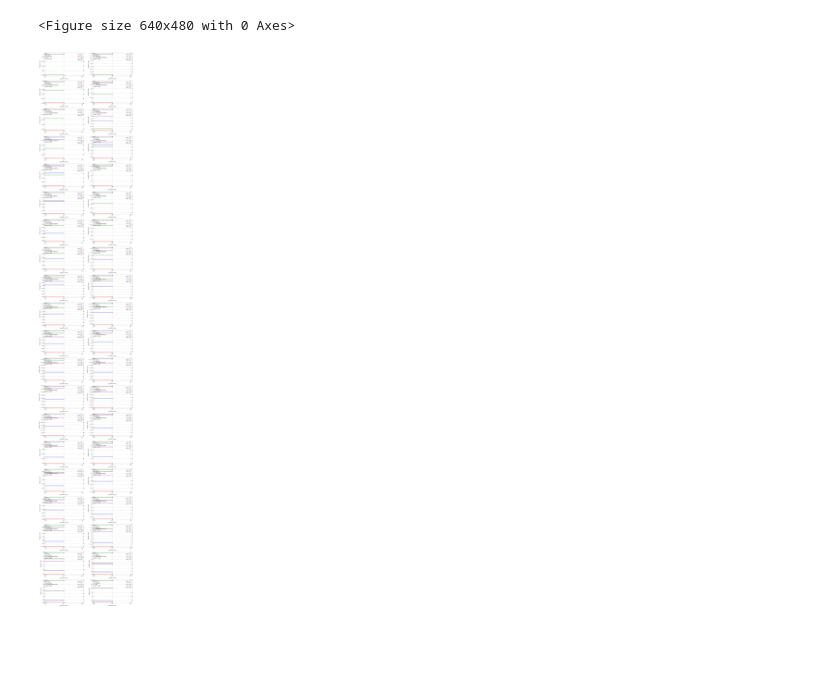
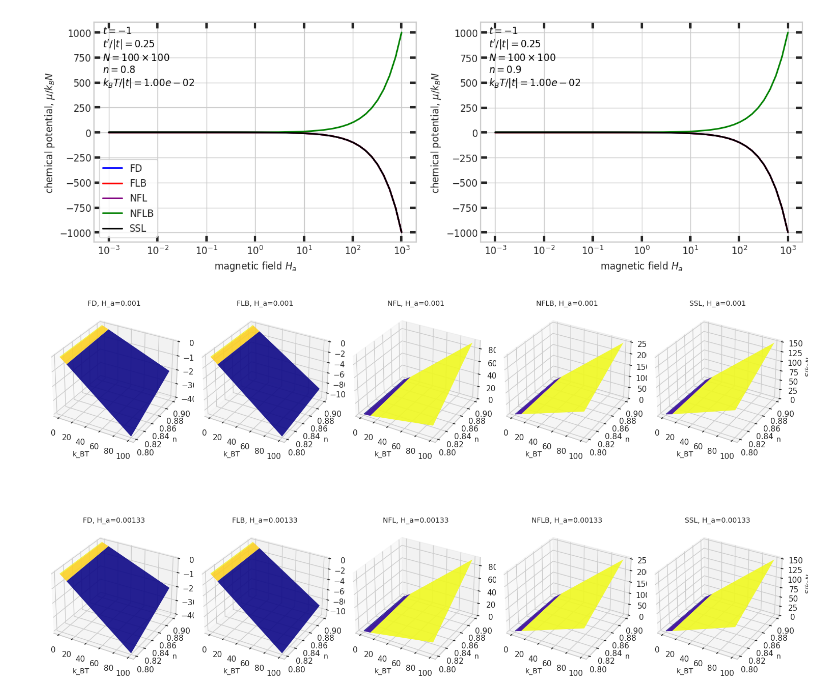
Before and after one commit to Mateuszzx/quantum-statistics-solver, a Jupyter notebook: notebooks/02_chemical_potential.ipynb, the cells around one changed output. Cells and saved outputs as stored; diff of their text form; code cells hidden in the pictures; blank space fills up the shorter version.

```diff
--- a/notebooks/02_chemical_potential.ipynb
+++ b/notebooks/02_chemical_potential.ipynb
@@ -6,16 +6,17 @@ import seaborn as sns
 import pandas as pd
 sns.set_theme(style="whitegrid")
 
-from qss.solver_options import brent_defaults, sa_defaults
+from qss.solver_options import brent_defaults
 from qss.chemical_potential import chemical_potential
 from qss.distributions import DistType, prepare_2D_lattice_data
-import tools.scientific_plot as sp
+import tools.scientific_plot_v2 as sp
+plotter = sp.ScientificPlotter()
 # %%
-MU_B  = 5.788381806e-5# eV/T
+MU_B  = 1# eV/T
 N = 100
 t = -1
-t_prim = 0.25
-# t_prim = 0
+# t_prim = 0.25
+t_prim = 0
 
 kx = np.linspace(-np.pi, np.pi, N, endpoint=False)
 ky = np.linspace(-np.pi, np.pi, N, endpoint=False)
@@ -56,14 +57,14 @@ H_a = np.concat([np.array([0.0]), H_a])
 py_opts = brent_defaults(
     abs_tol=1e-9,
     rel_tol=1e-6,
-    expand_factor=1.4,
-    initial_step=10.0,
-    max_expands=64,
-    max_iters=500
+    expand_factor=2.0,
+    initial_step=1.0,
+    max_expands=164,
+    max_iters=5000
 )
 native_opts= py_opts.to_qss()
 # %%
-mu = Path("chemical_potential_results.csv")
+mu = Path("chemical_potential_results00.csv")
 if  mu.exists():
     mu_df = pd.read_csv(mu)
     n = np.unique(mu_df["n"])
@@ -82,7 +83,7 @@ else:
         N=N,
         E=e_k,
         solver_opts=native_opts,
-        x0=2.0,
+        x0=-1.0,
         a0=-5.0,
         b0=5.0,
     )
@@ -149,29 +150,29 @@ plt.show()
 # %%
-n_plot = n
+n_plot = n[-5:]
 beta_plot = beta[0]
-sp.plot_results_Ha(
+plotter.plot_scalar_result(
     results=mu_df,
-    n=n_plot,          # List of n values to create subplots for
-    beta=beta[-1],     # Fixed beta value
-    y_label=r"entropy, $S / k_B N$",
-    distros=distros,
+    x_param="H_a",
     y_col="mu",
-    legend_position="upper right",
+    y_label=r"chemical potential, $\mu / k_B N$",
+    fixed_params={"beta": beta[-1]},
+    distros=[d.name for d in distros],
+    subplots_param="n",
+    subplots_vals=n_plot,
+    cols=2,
     figsize=(8, 5),
-    cols=2,
-    # ylims=(-200, -60)
+    xscale="log"
 )
 plt.show()
 # %% [output]
-<Figure size 640x480 with 0 Axes>
-[figure, old version]
+[figure, new version]
 # %%
 # Example: Plot Entropy vs Temperature (k_BT) and Magnetic Field (H_a)
 # for different band fillings (n)
 
 # Select a few n values for the rows
 n_rows = [n[0], n[len(n)//2]]
-sp.plot_3d_results_interactive(
+plotter.plot_3d_results(
     results=mu_df,
     row_param="H_a",       # Vary n across rows
     row_vals=H_a[:2],     # Specific n values
@@ -179,7 +180,9 @@ sp.plot_3d_results_interactive(
     y_param="n",       # Y axis
     z_label=r"$S / k_B N$",
     z_col="mu",          # or "entropy" if you have calculated it
-    distros=distros,
+    distros=[d.name for d in distros],
     # figsize=(15, 10)
 )
 plt.show()
+# %% [output]
+[figure, added]
```
Also changed, not shown: parts of 4 cells of this notebook, 42 other files.
